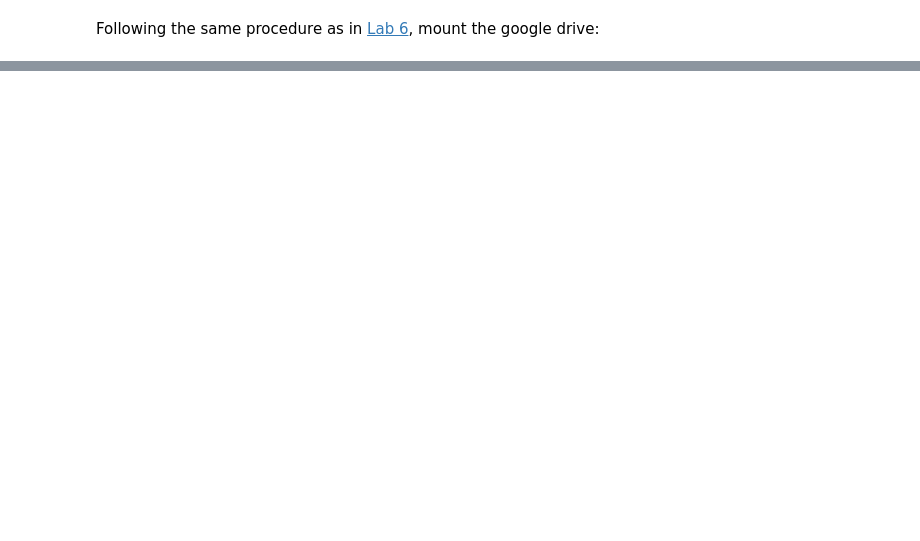
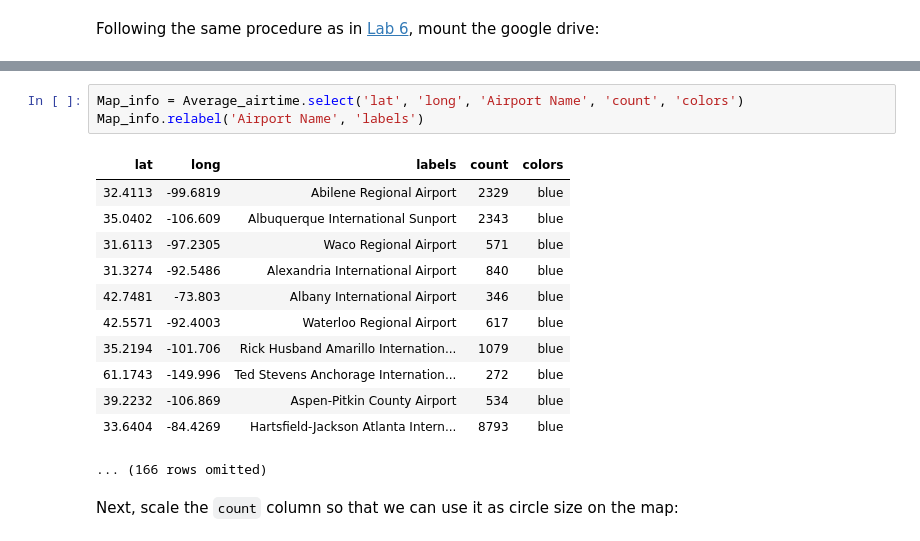
Before and after one commit to DS200-SP2024-Hunter/Week07-DueFeb28, a Jupyter notebook: Lab07SupplementaryNotebook.ipynb, the cells around one changed output, grey strips where cells are left out. Cells and saved outputs as stored; diff of their text form; blank space fills up the shorter version.

```diff
--- a/Lab07SupplementaryNotebook.ipynb
+++ b/Lab07SupplementaryNotebook.ipynb
@@ -210,0 +297,18 @@ mySample.scatter('LATITUDE', 'DELAY')
+# %%
+Map_info = Average_airtime.select('lat', 'long', 'Airport Name', 'count', 'colors')
+Map_info.relabel('Airport Name', 'labels')
+# %% [output]
+| lat | long | labels | count | colors |
+| 32.4113 | -99.6819 | Abilene Regional Airport | 2329 | blue |
+| 35.0402 | -106.609 | Albuquerque International Sunport | 2343 | blue |
+| 31.6113 | -97.2305 | Waco Regional Airport | 571 | blue |
+| 31.3274 | -92.5486 | Alexandria International Airport | 840 | blue |
+| 42.7481 | -73.803 | Albany International Airport | 346 | blue |
+| 42.5571 | -92.4003 | Waterloo Regional Airport | 617 | blue |
+| 35.2194 | -101.706 | Rick Husband Amarillo Internation... | 1079 | blue |
+| 61.1743 | -149.996 | Ted Stevens Anchorage Internation... | 272 | blue |
+| 39.2232 | -106.869 | Aspen-Pitkin County Airport | 534 | blue |
+| 33.6404 | -84.4269 | Hartsfield-Jackson Atlanta Intern... | 8793 | blue |
+... (166 rows omitted)
+# %% [markdown]
+Next, scale the `count` column so that we can use it as circle size on the map:
```
Also changed, not shown: parts of 48 cells of this notebook.
